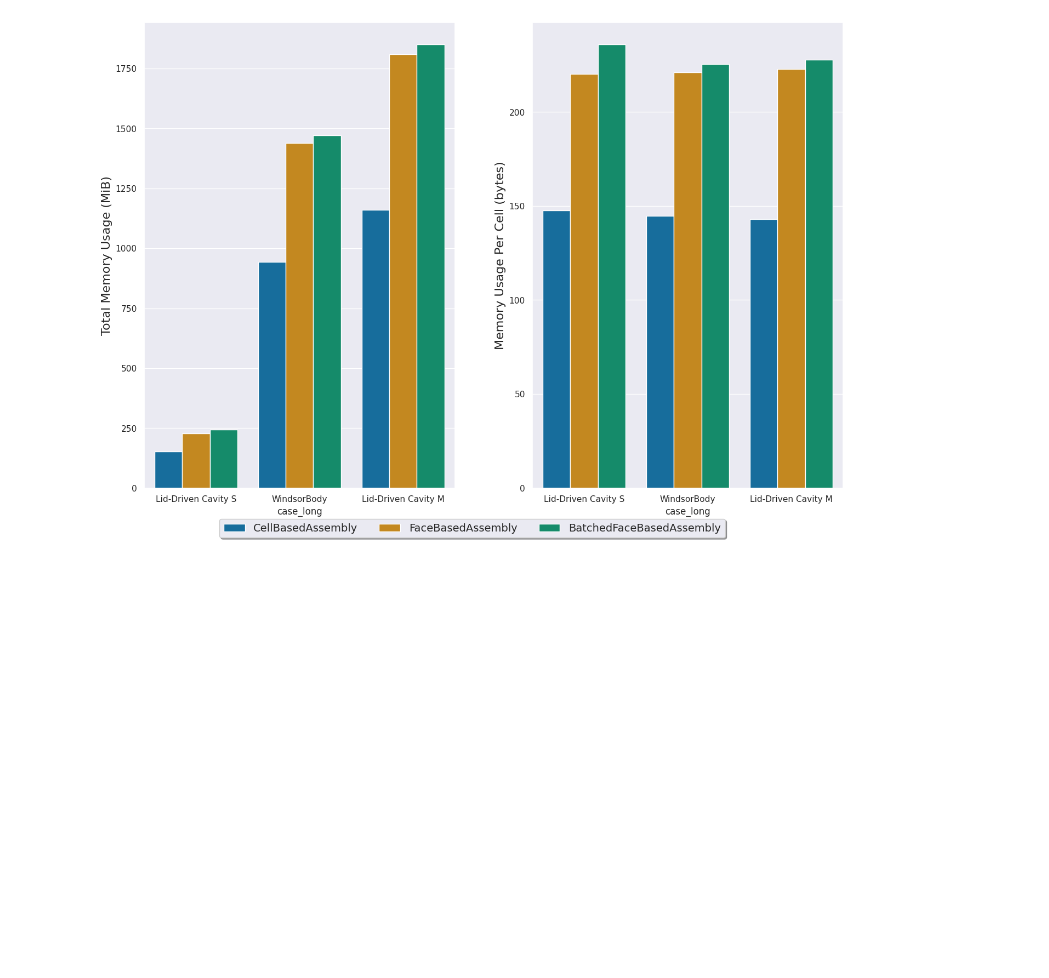
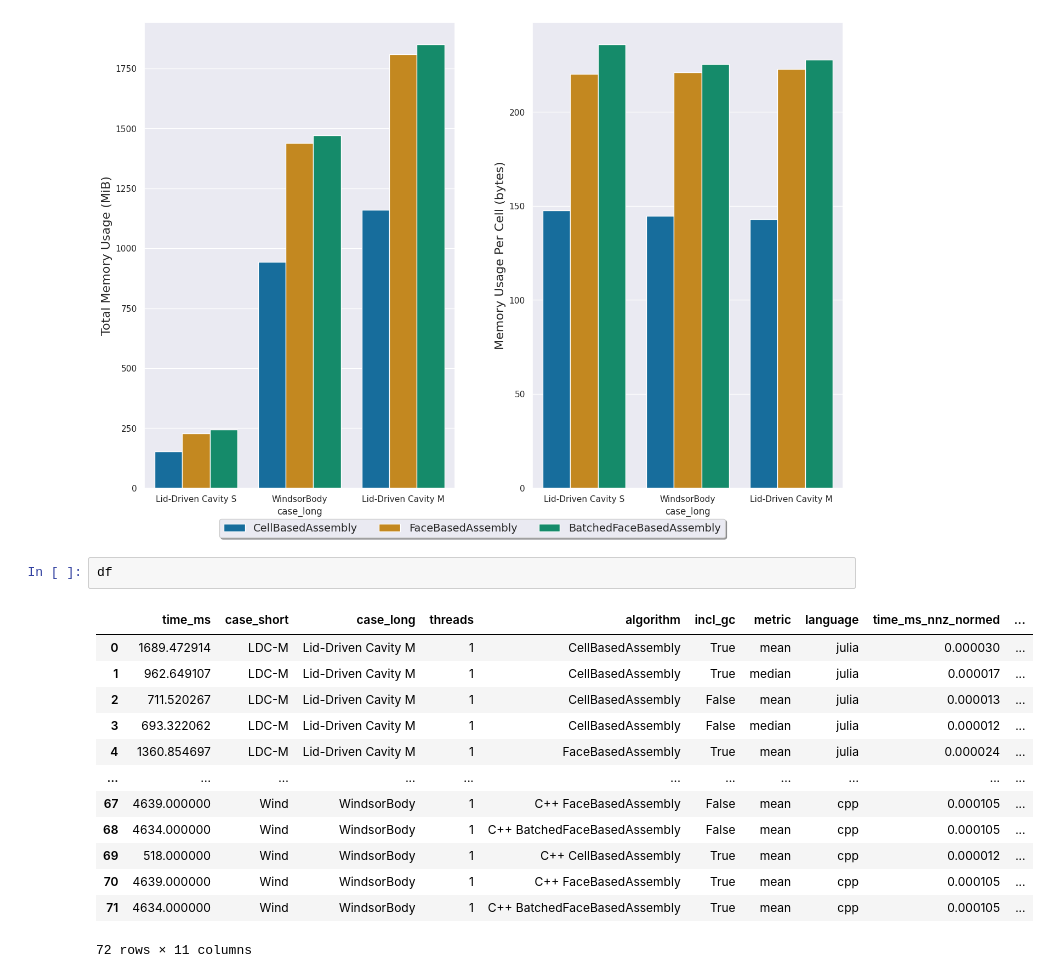
Before and after one commit to lupeterm/FVM-Prototyping, a Jupyter notebook: notebook.ipynb, the cells around one changed output. Saved outputs shown, nothing was run; the diff lists cells and outputs as text; blank space fills up the shorter version.

```diff
--- a/notebook.ipynb
+++ b/notebook.ipynb
@@ -315,3 +316,19 @@ plt.savefig("figures/memory_julia.svg")
 # %% [output]
 ['CellBasedAssembly', 'FaceBasedAssembly', 'BatchedFaceBasedAssembly']
 [figure]
+# %%
+df
+# %% [output]
+|  | time_ms | case_short | case_long | threads | algorithm | incl_gc | metric | language | time_ms_nnz_normed | ... |
+| 0 | 1689.472914 | LDC-M | Lid-Driven Cavity M | 1 | CellBasedAssembly | True | mean | julia | 0.000030 | ... |
+| 1 | 962.649107 | LDC-M | Lid-Driven Cavity M | 1 | CellBasedAssembly | True | median | julia | 0.000017 | ... |
+| 2 | 711.520267 | LDC-M | Lid-Driven Cavity M | 1 | CellBasedAssembly | False | mean | julia | 0.000013 | ... |
+| 3 | 693.322062 | LDC-M | Lid-Driven Cavity M | 1 | CellBasedAssembly | False | median | julia | 0.000012 | ... |
+| 4 | 1360.854697 | LDC-M | Lid-Driven Cavity M | 1 | FaceBasedAssembly | True | mean | julia | 0.000024 | ... |
+| ... | ... | ... | ... | ... | ... | ... | ... | ... | ... | ... |
+| 67 | 4639.000000 | Wind | WindsorBody | 1 | C++ FaceBasedAssembly | False | mean | cpp | 0.000105 | ... |
+| 68 | 4634.000000 | Wind | WindsorBody | 1 | C++ BatchedFaceBasedAssembly | False | mean | cpp | 0.000105 | ... |
+| 69 | 518.000000 | Wind | WindsorBody | 1 | C++ CellBasedAssembly | True | mean | cpp | 0.000012 | ... |
+| 70 | 4639.000000 | Wind | WindsorBody | 1 | C++ FaceBasedAssembly | True | mean | cpp | 0.000105 | ... |
+| 71 | 4634.000000 | Wind | WindsorBody | 1 | C++ BatchedFaceBasedAssembly | True | mean | cpp | 0.000105 | ... |
+72 rows × 11 columns
```
Also changed, not shown: parts of 6 cells of this notebook, 10 other files.
